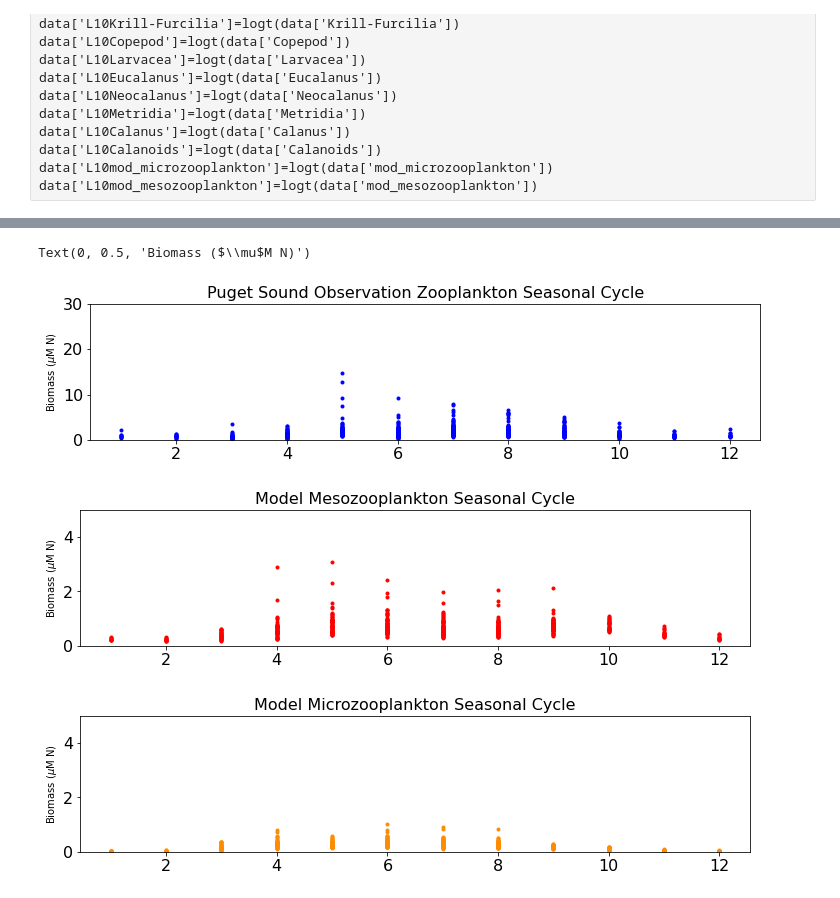
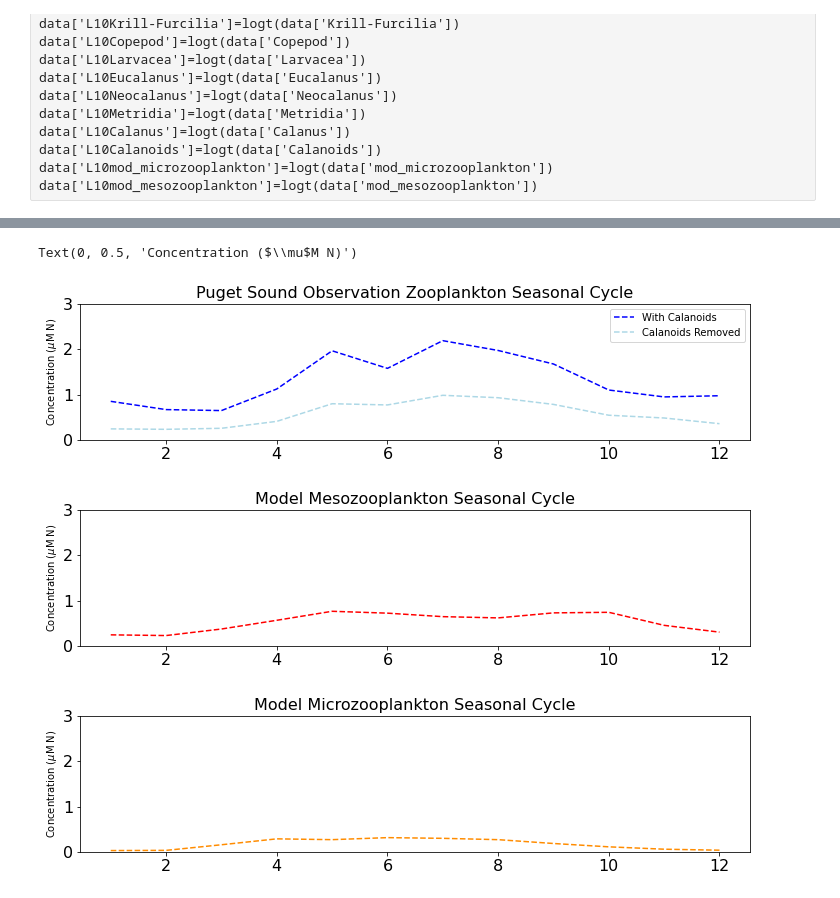
Before and after one commit to SalishSeaCast/analysis-karyn, a Jupyter notebook: notebooks/plotExamples/PugetSoundZoop.ipynb, the cells around one changed output, grey strips where cells are left out. Drawn from its saved outputs; the diff is of its cells as text; code cells hidden in the pictures.

```diff
--- a/notebooks/plotExamples/PugetSoundZoop.ipynb
+++ b/notebooks/plotExamples/PugetSoundZoop.ipynb
@@ -459,6 +463,12 @@ biomassDF['Total']=(biomassDF['Amphipoda-Hyperiidea']+biomassDF['Amphipoda-Cypho
                     biomassDF['Euphausiidae']+biomassDF['Euphausiidae-EUPHAUSIA-Nauplii']+biomassDF['Euphausiidae-Nauplii']+biomassDF['Euphausiidae-THYSANOESSA-Nauplii']+biomassDF['Euphausiidae-EUPHAUSIA-Adult']+biomassDF['Euphausiidae-THYSANOESSA-Adult']+biomassDF['Euphausiidae-NEMATOSCELIS-Adult']+biomassDF['Euphausiidae-EUPHAUSIA-Calyptopes']+biomassDF['Euphausiidae-THYSANOESSA-Calyptopes']+biomassDF['Euphausiidae-Calyptopes']+biomassDF['Euphausiidae-EUPHAUSIA-Furcillia']+biomassDF['Euphausiidae-THYSANOESSA-Furcillia']+biomassDF['Euphausiidae-Furcillia']+\
                     biomassDF['Copepoda-Calanoida']+biomassDF['Copepoda-Poecilostomatoida']+biomassDF['Gastropoda']+biomassDF['Chordata-Larvacea']+\
                     biomassDF['Cnidaria-Scyphozoa']+biomassDF['Cnidaria-Siphonophore-Calycophoran']+biomassDF['Cnidaria-Siphonophore-Physonect']+biomassDF['Cnidaria-Siphonophore'])/8.5
+# %%
+biomassDF['TotalCalRemoved']=(biomassDF['Amphipoda-Hyperiidea']+biomassDF['Amphipoda-Cyphocarididae']+biomassDF['Amphipoda-Calliopiidae']+biomassDF['Amphipoda-Gammaridae']+biomassDF['Amphipoda']+biomassDF['Amphipoda-Corophiidae']+biomassDF['Amphipoda-Caprellidae']+ \
+                    biomassDF['Decapoda-Brachyura-Cancridae']+biomassDF['Decapoda-Brachyura-Pinnotheridae']+biomassDF['Decapoda-Anomura-Paguridae']+biomassDF['Decapoda-Brachyura-Grapsoidea']+biomassDF['Decapoda-Anomura-Galatheoidea']+biomassDF['Decapoda-Brachyura-Majoidea']+biomassDF['Decapoda-Brachyura-Xanthoidea']+biomassDF['Decapoda-Anomura-Lithoidea']+biomassDF['Decapoda-Brachyura']+biomassDF['Decapoda-Brachyura-cheiragonidae']+biomassDF['Decapoda-Anomura-Porcellanidae']+biomassDF['Decapoda-Anomura']+ \
+                    biomassDF['Euphausiidae']+biomassDF['Euphausiidae-EUPHAUSIA-Nauplii']+biomassDF['Euphausiidae-Nauplii']+biomassDF['Euphausiidae-THYSANOESSA-Nauplii']+biomassDF['Euphausiidae-EUPHAUSIA-Adult']+biomassDF['Euphausiidae-THYSANOESSA-Adult']+biomassDF['Euphausiidae-NEMATOSCELIS-Adult']+biomassDF['Euphausiidae-EUPHAUSIA-Calyptopes']+biomassDF['Euphausiidae-THYSANOESSA-Calyptopes']+biomassDF['Euphausiidae-Calyptopes']+biomassDF['Euphausiidae-EUPHAUSIA-Furcillia']+biomassDF['Euphausiidae-THYSANOESSA-Furcillia']+biomassDF['Euphausiidae-Furcillia']+\
+                    +biomassDF['Copepoda-Poecilostomatoida']+biomassDF['Gastropoda']+biomassDF['Chordata-Larvacea']+\
+                    biomassDF['Cnidaria-Scyphozoa']+biomassDF['Cnidaria-Siphonophore-Calycophoran']+biomassDF['Cnidaria-Siphonophore-Physonect']+biomassDF['Cnidaria-Siphonophore'])/8.5
 # %%
 #+biomassDF['Copepoda-Cyclopoida']+biomassDF['Copepoda-Monstrilloida']+biomassDF['Copepoda-Harpacticoida']+biomassDF['Copepoda-Siphonostomatoida']
 # %%
@@ -675,6 +682,9 @@ data['L10HyperiidAmph']=logt(data['HyperiidAmph'])
 data['L10NonCalanoids']=logt(data['NonCalanoids'])
 data['L10Jellies']=logt(data['Jellies'])
 data['L10Tunicates']=logt(data['Tunicates'])
+data['L10Total']=logt(data['Total'])
+data['L10TotalCalRemoved']=logt(data['TotalCalRemoved'])
+
 data['L10mod_microzooplankton']=logt(data['mod_microzooplankton'])
 data['L10mod_mesozooplankton']=logt(data['mod_mesozooplankton'])
 # %%
@@ -707,0 +755,14 @@ monthModMeso=data.groupby(['Sample Month', 'mod_mesozooplankton'], as_index=Fals
+# %%
+meanmonthLogCala=data.groupby(['L10Calanoids'], as_index=False).mean().groupby(['Sample Month']).mean()
+meanmonthLogEuph=data.groupby(['L10Euphausiids'], as_index=False).mean().groupby(['Sample Month']).mean()
+meanmonthLogAmph=data.groupby(['L10Amphipods'], as_index=False).mean().groupby(['Sample Month']).mean()
+meanmonthLogCrab=data.groupby(['L10Crabs'], as_index=False).mean().groupby(['Sample Month']).mean()
+meanmonthLogNonCala=data.groupby(['L10NonCalanoids'], as_index=False).mean().groupby(['Sample Month']).mean()
+meanmonthLogLarv=data.groupby(['L10Larvaceans'], as_index=False).mean().groupby(['Sample Month']).mean()
+meanmonthLogGast=data.groupby(['L10Gastropods'], as_index=False).mean().groupby(['Sample Month']).mean()
+meanmonthLogJellies=data.groupby(['L10Jellies'], as_index=False).mean().groupby(['Sample Month']).mean()
+meanmonthLogTotal=data.groupby(['L10Total'], as_index=False).mean().groupby(['Sample Month']).mean()
+meanmonthLogTotalCalRemoved=data.groupby(['L10TotalCalRemoved'], as_index=False).mean().groupby(['Sample Month']).mean()
+
+meanmonthLogModMicro=data.groupby(['L10mod_microzooplankton'], as_index=False).mean().groupby(['Sample Month']).mean()
+meanmonthLogModMeso=data.groupby(['L10mod_mesozooplankton'], as_index=False).mean().groupby(['Sample Month']).mean()
@@ -754,23 +939,25 @@ monthTotal=data.groupby(['Sample Month', 'Total'], as_index=False).mean()
 # %%
 fig,ax=plt.subplots(1,1,figsize=(12,2.5))
-ax.plot(monthTotal['Sample Month'],monthTotal['Total'],'.',color='blue',label='Obs Total Zoop')
-ax.set_ylim(0,30)
+ax.plot(10**(meanmonthLogTotal['L10Total']),'--',color='blue',label='With Calanoids')
+ax.plot(10**(meanmonthLogTotalCalRemoved['L10TotalCalRemoved']),'--',color='lightblue',label='Calanoids Removed')
+ax.set_ylim(0,3)
 ax.set_title('Puget Sound Observation Zooplankton Seasonal Cycle')
-ax.set_ylabel('Biomass ($\mu$M N)',fontsize=10)
+ax.set_ylabel('Concentration ($\mu$M N)',fontsize=10)
+ax.legend(fontsize=10)
 
 fig,ax=plt.subplots(1,1,figsize=(12,2.5))
-ax.plot(monthModMeso['Sample Month'],monthModMeso['mod_mesozooplankton'],'.',color='red',label='Model Microzoop')
-ax.set_ylim(0,5)
+ax.plot(10**(meanmonthLogModMeso['L10mod_mesozooplankton']),'--',color='red',label='Model Microzoop')
+ax.set_ylim(0,3)
 ax.set_title('Model Mesozooplankton Seasonal Cycle')
-ax.set_ylabel('Biomass ($\mu$M N)',fontsize=10)
+ax.set_ylabel('Concentration ($\mu$M N)',fontsize=10)
 
 fig,ax=plt.subplots(1,1,figsize=(12,2.5))
-ax.plot(monthModMicro['Sample Month'],monthModMicro['mod_microzooplankton'],'.',color='darkorange',label='Model Microzoop')
-ax.set_ylim(0,5)
+ax.plot(10**(meanmonthLogModMicro['L10mod_microzooplankton']),'--',color='darkorange',label='Model Microzoop')
+ax.set_ylim(0,3)
 ax.set_title('Model Microzooplankton Seasonal Cycle')
-ax.set_ylabel('Biomass ($\mu$M N)',fontsize=10)
+ax.set_ylabel('Concentration ($\mu$M N)',fontsize=10)
 # %% [output]
-Text(0, 0.5, 'Biomass ($\\mu$M N)')
+Text(0, 0.5, 'Concentration ($\\mu$M N)')
-[figure, old version]
+[figure, new version]
-[figure, old version]
+[figure, new version]
-[figure, old version]
+[figure, new version]
```
Also changed, not shown: parts of 39 cells of this notebook, 1 other file.
